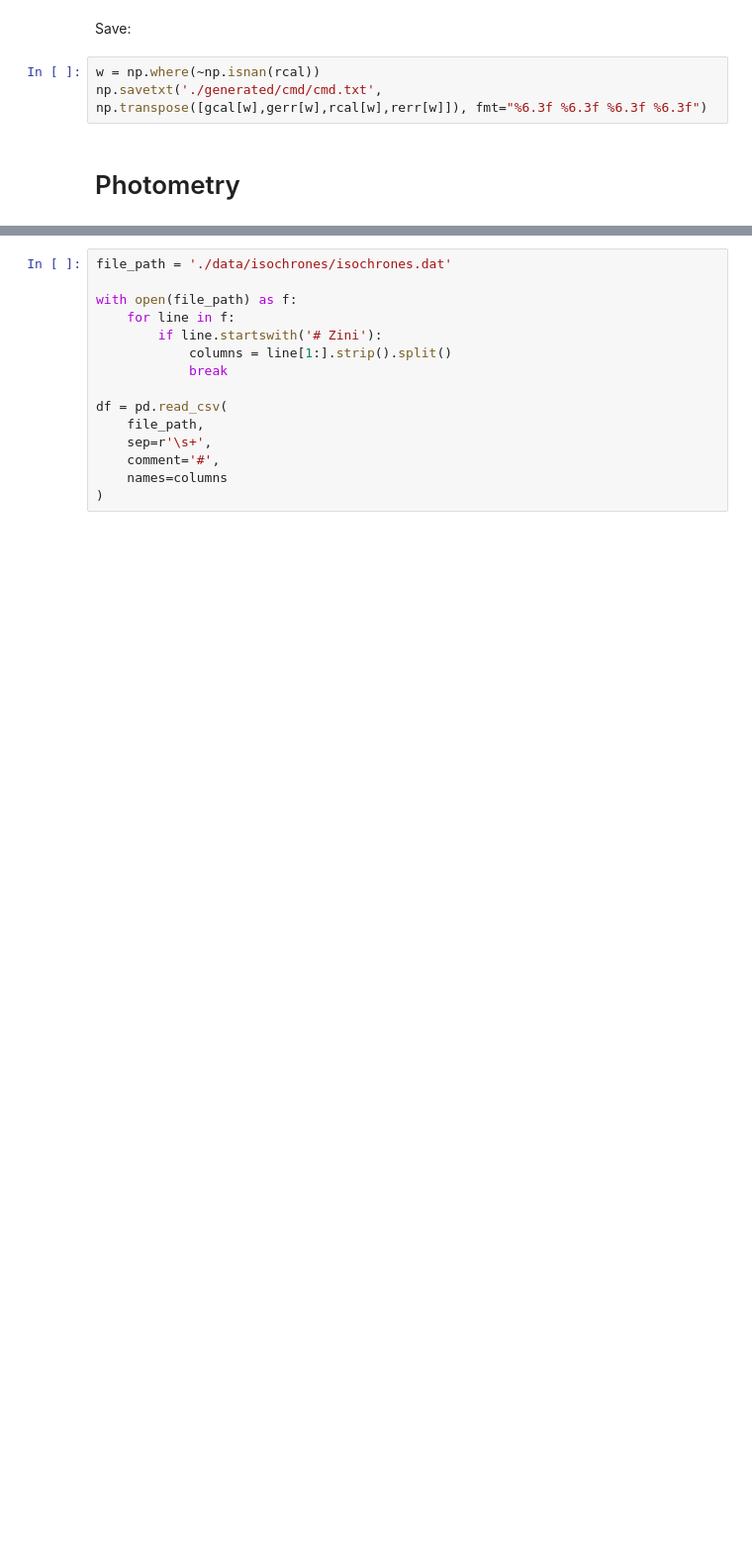
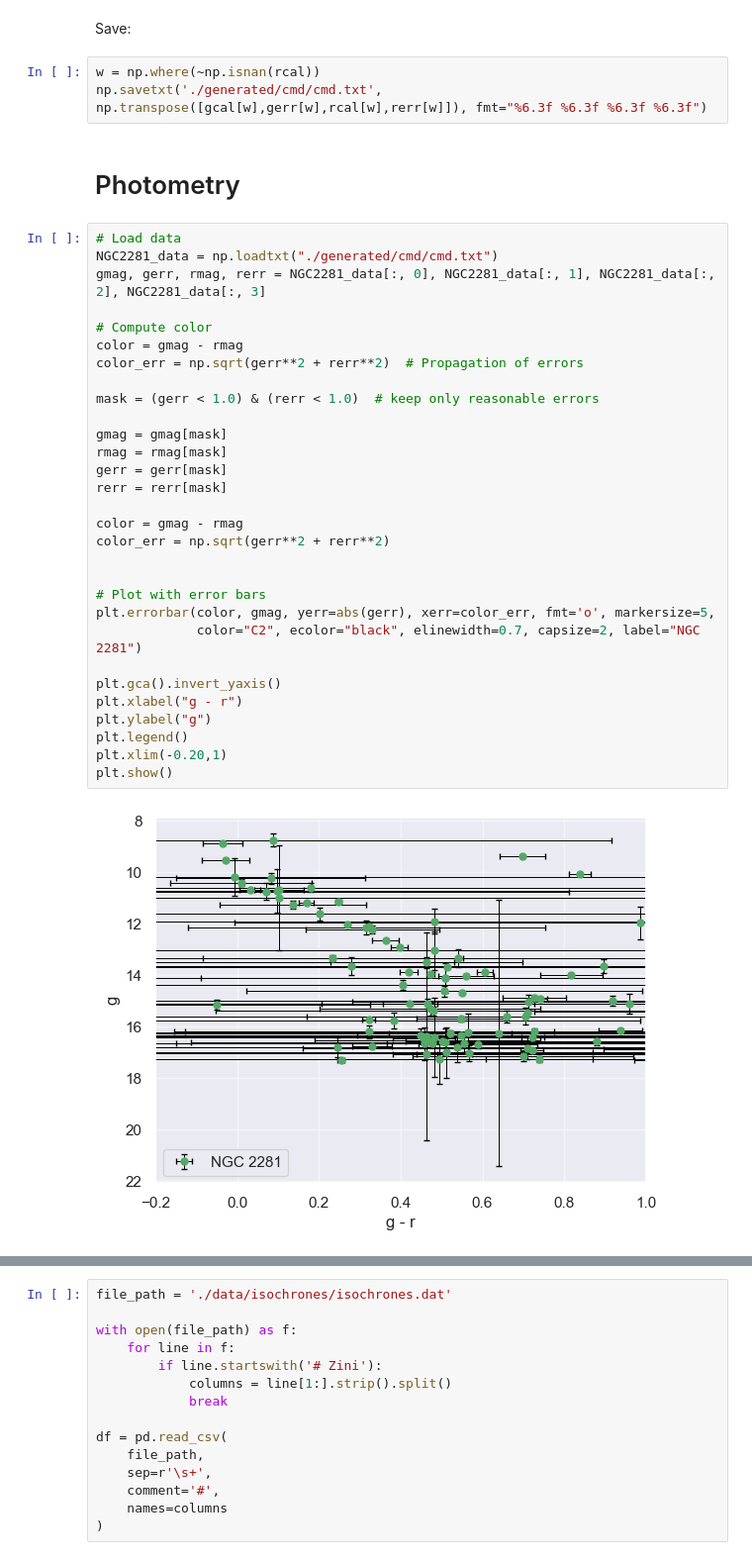
Before and after one commit to KevinLeenaerts/Observational-Astronomy, a Jupyter notebook: Master.ipynb, the cells around one changed output, grey strips where cells are left out. Shown at 99% size. Cells and saved outputs as stored; diff of their text form; blank space fills up the shorter version.

```diff
--- a/Master.ipynb
+++ b/Master.ipynb
@@ -424,6 +520,38 @@ w = np.where(~np.isnan(rcal))
 np.savetxt('./generated/cmd/cmd.txt', np.transpose([gcal[w],gerr[w],rcal[w],rerr[w]]), fmt="%6.3f %6.3f %6.3f %6.3f")
 # %% [markdown]
 # Photometry
+# %%
+# Load data
+NGC2281_data = np.loadtxt("./generated/cmd/cmd.txt")
+gmag, gerr, rmag, rerr = NGC2281_data[:, 0], NGC2281_data[:, 1], NGC2281_data[:, 2], NGC2281_data[:, 3]
+
+# Compute color
+color = gmag - rmag
+color_err = np.sqrt(gerr**2 + rerr**2)  # Propagation of errors
+
+mask = (gerr < 1.0) & (rerr < 1.0)  # keep only reasonable errors
+
+gmag = gmag[mask]
+rmag = rmag[mask]
+gerr = gerr[mask]
+rerr = rerr[mask]
+
+color = gmag - rmag
+color_err = np.sqrt(gerr**2 + rerr**2)
+
+
+# Plot with error bars
+plt.errorbar(color, gmag, yerr=abs(gerr), xerr=color_err, fmt='o', markersize=5,
+             color="C2", ecolor="black", elinewidth=0.7, capsize=2, label="NGC 2281")
+
+plt.gca().invert_yaxis()
+plt.xlabel("g - r")
+plt.ylabel("g")
+plt.legend()
+plt.xlim(-0.20,1)
+plt.show()
+# %% [output]
+[figure, added]
 # %%
 M37_data = np.loadtxt("./generated/cmd/cmd.txt")
 MVH, BVH = np.loadtxt('./data/photometry/Hyades.txt', usecols=(1,2), unpack=True)
```
Also changed, not shown: parts of 28 cells of this notebook, 6 other files.
